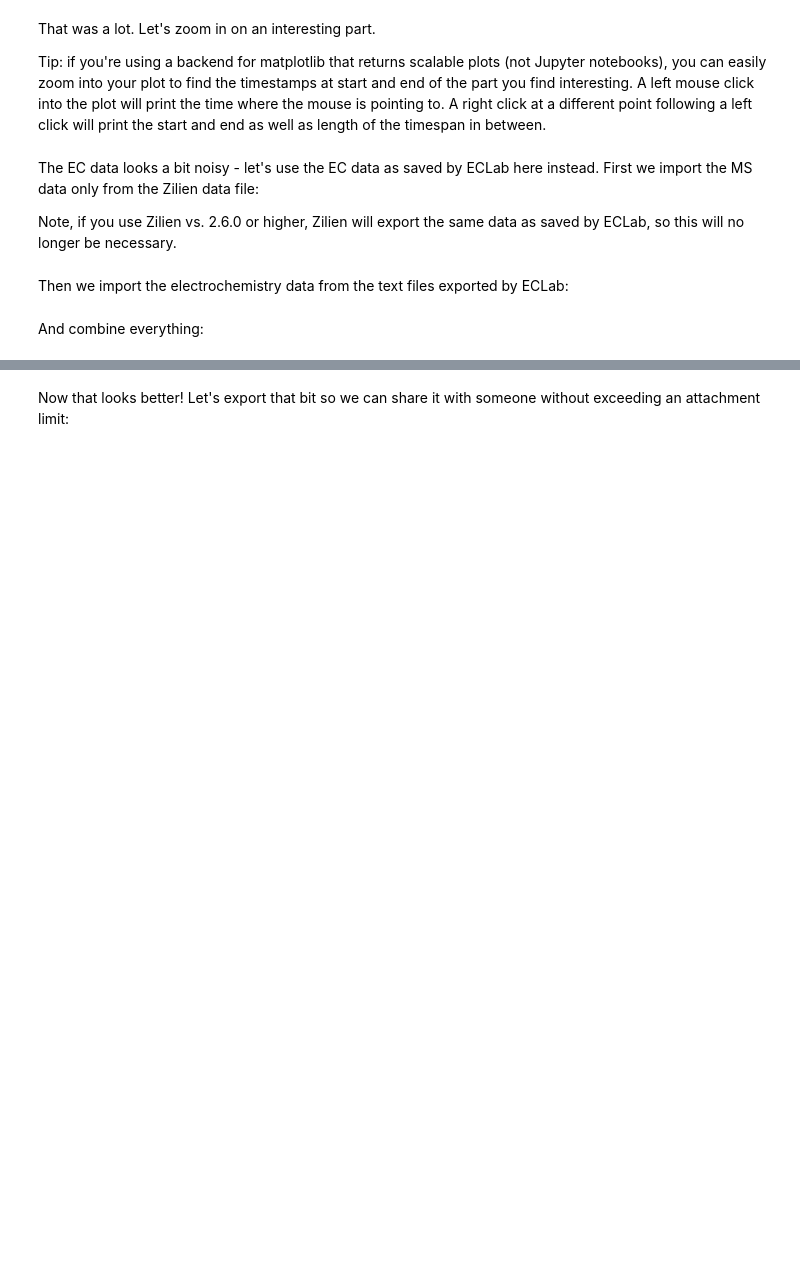
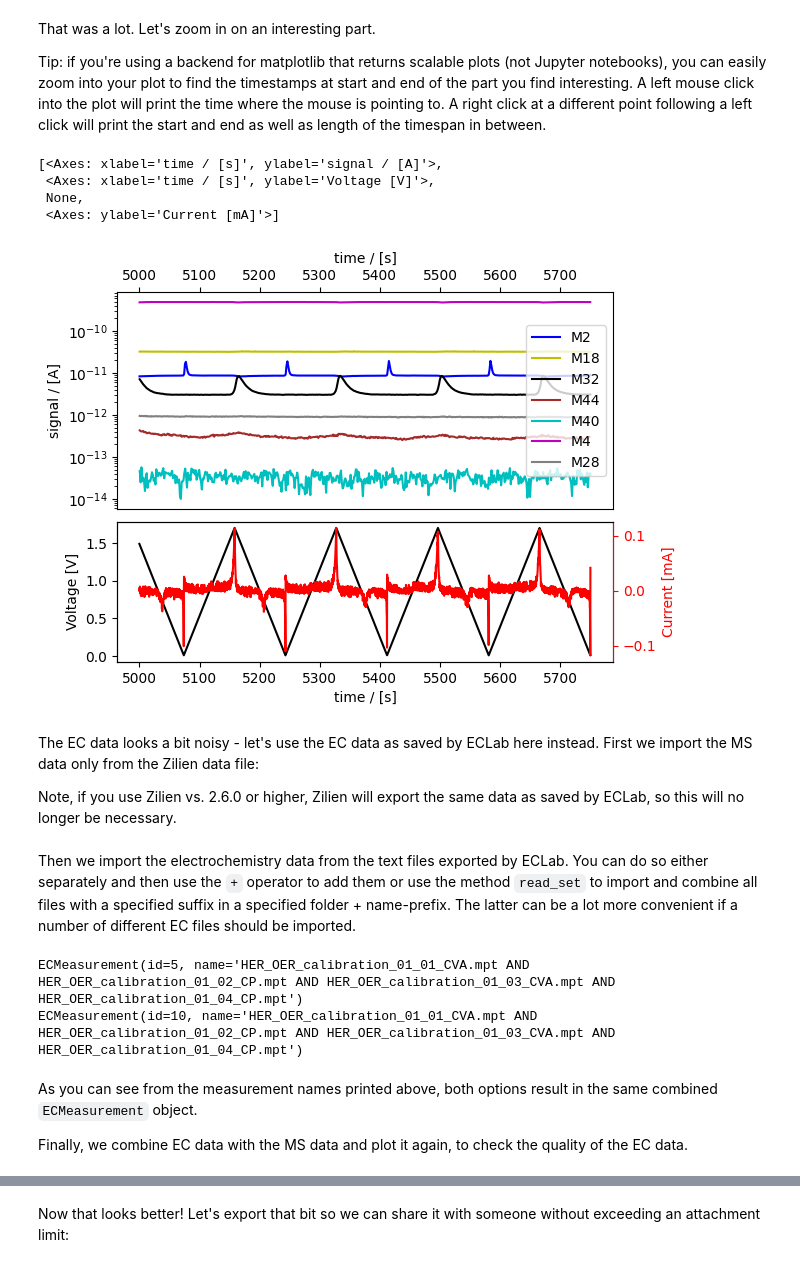
Before and after one commit to ixdat/tutorials, a Jupyter notebook: ec_ms_quantification/EC-MS_ixdat_tutorial.ipynb, the cells around one changed output, grey strips where cells are left out. Drawn from its saved outputs; the diff is of its cells as text; code cells hidden in the pictures; blank space fills up the shorter version.

```diff
--- a/ec_ms_quantification/EC-MS_ixdat_tutorial.ipynb
+++ b/ec_ms_quantification/EC-MS_ixdat_tutorial.ipynb
@@ -27,9 +44,15 @@ That was a lot. Let's zoom in on an interesting part.
 
 Tip: if you're using a backend for matplotlib that returns scalable plots (not Jupyter notebooks), you can easily zoom into your plot to find the timestamps at start and end of the part you find interesting. A left mouse click into the plot will print the time where the mouse is pointing to. A right click at a different point following a left click will print the start and end as well as length of the timespan in between.
 # %%
-meas.plot(tspan=[5000, 5750])
+meas_zilien.plot(tspan=[5000, 5750])
 
 # help(meas.plot)  # This shows a full list of customization arguments to the plot function
+# %% [output]
+[<Axes: xlabel='time / [s]', ylabel='signal / [A]'>,
+ <Axes: xlabel='time / [s]', ylabel='Voltage [V]'>,
+ None,
+ <Axes: ylabel='Current [mA]'>]
+[figure, added]
 # %% [markdown]
 The EC data looks a bit noisy - let's use the EC data as saved by ECLab here instead. First we import the MS data only from the Zilien data file:
 
@@ -39,12 +62,24 @@ ms_meas = Measurement.read(r"./2022-07-19 10_02_32 HER_OER_calibration.tsv", rea
 ms_meas.replace_series("Ewe/V", None)
 ms_meas.replace_series("I/mA", None)
 # %% [markdown]
-Then we import the electrochemistry data from the text files exported by ECLab:
+Then we import the electrochemistry data from the text files exported by ECLab. You can do so either separately and then use the ``+`` operator to add them or use the method ``read_set`` to import and combine all files with a specified suffix in a specified folder + name-prefix. The latter can be a lot more convenient if a number of different EC files should be imported.
 # %%
+# import separately and add
 cvs_her_meas = Measurement.read(r"./HER_OER_calibration_01_01_CVA.mpt", reader="biologic")
 cps_her_meas = Measurement.read(r"./HER_OER_calibration_01_02_CP.mpt", reader="biologic")
 cvs_oer_meas = Measurement.read(r"./HER_OER_calibration_01_03_CVA.mpt", reader="biologic")
 cps_oer_meas = Measurement.read(r"./HER_OER_calibration_01_04_CP.mpt", reader="biologic")
+ecdata_meas = cvs_her_meas + cps_her_meas + cvs_oer_meas + cps_oer_meas
+print(ecdata_meas)
+
+# or read and add them all together
+ecdata_meas = Measurement.read_set(r".", suffix=".mpt", reader="biologic")
+print(ecdata_meas)
+# %% [output]
+ECMeasurement(id=5, name='HER_OER_calibration_01_01_CVA.mpt AND HER_OER_calibration_01_02_CP.mpt AND HER_OER_calibration_01_03_CVA.mpt AND HER_OER_calibration_01_04_CP.mpt')
+ECMeasurement(id=10, name='HER_OER_calibration_01_01_CVA.mpt AND HER_OER_calibration_01_02_CP.mpt AND HER_OER_calibration_01_03_CVA.mpt AND HER_OER_calibration_01_04_CP.mpt')
 # %% [markdown]
-And combine everything:
+As you can see from the measurement names printed above, both options result in the same combined ``ECMeasurement`` object.
+
+Finally, we combine EC data with the MS data and plot it again, to check the quality of the EC data.
 # %%
```
Also changed, not shown: parts of 38 cells of this notebook.
